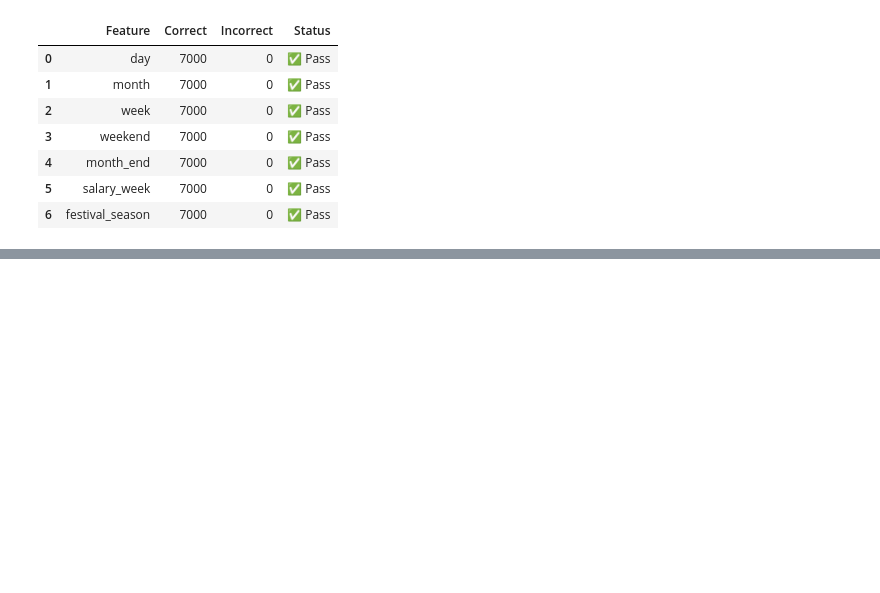
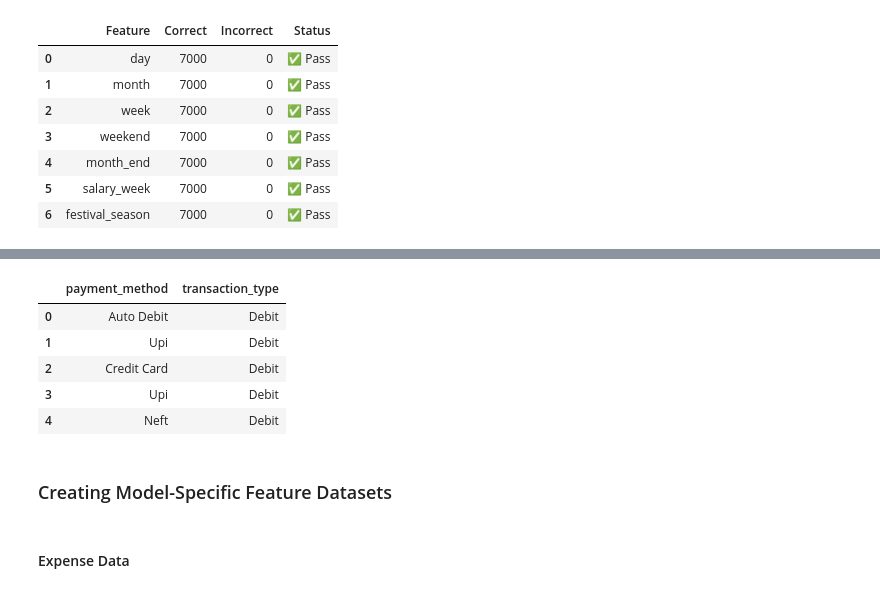
Before and after one commit to SatheMonika04/AI-Financial-Wellness-Coach, a Jupyter notebook: Feature_Engineering/adv_feature_engineering_m.ipynb, the cells around one changed output, grey strips where cells are left out. Cells and saved outputs as stored; diff of their text form; code cells hidden in the pictures; blank space fills up the shorter version.

```diff
--- a/Feature_Engineering/feature_engineering_m.ipynb
+++ b/Feature_Engineering/adv_feature_engineering_m.ipynb
@@ -850,0 +853,9 @@ validation_report
+# %%
+categorical_features = [
+    "payment_method",
+    "transaction_type"
+]
+
+for col in categorical_features:
+    print(f"\n{col}")
+    print(df[col].value_counts())
@@ -850,0 +929,13 @@ validation_report
+# %%
+df[categorical_features].head()
+# %% [output]
+|  | payment_method | transaction_type |
+| 0 | Auto Debit | Debit |
+| 1 | Upi | Debit |
+| 2 | Credit Card | Debit |
+| 3 | Upi | Debit |
+| 4 | Neft | Debit |
+# %% [markdown]
+### Creating Model-Specific Feature Datasets
+# %% [markdown]
+#### Expense Data
```
Also changed, not shown: parts of 24 cells of this notebook, 4 other files.
